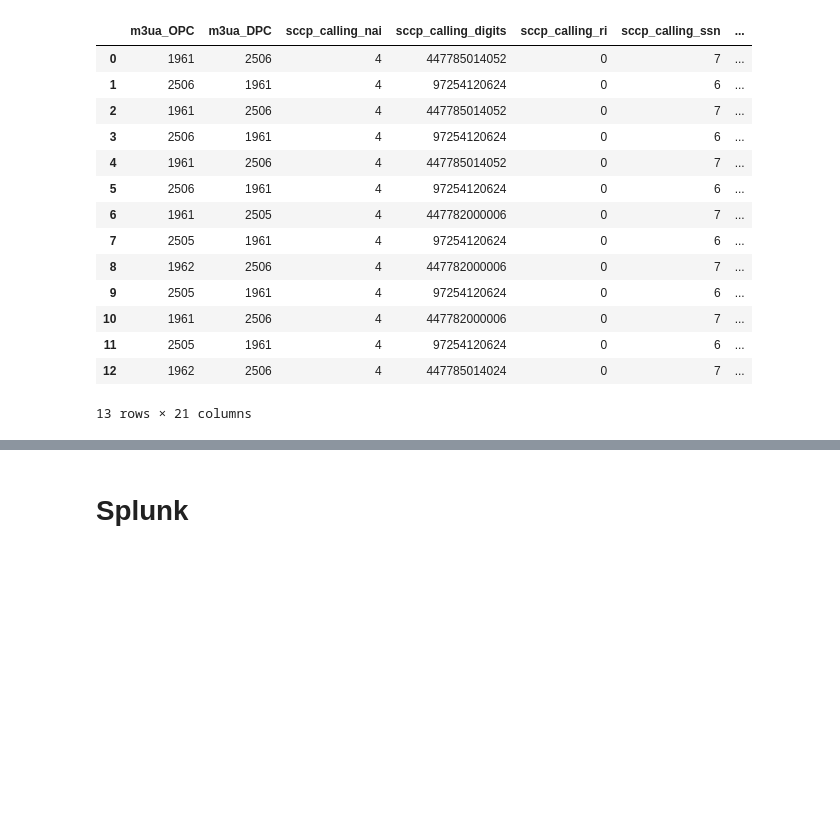
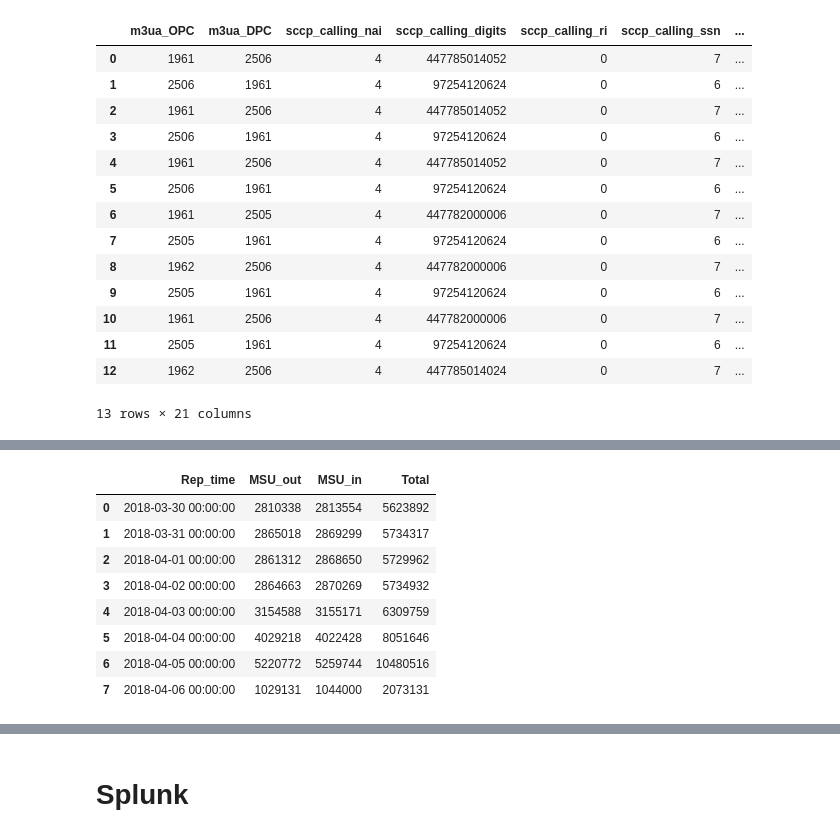
Before and after one commit to balobinp/RB_BD, a Jupyter notebook: RB_DB_CONN_Python2.ipynb, the cells around one changed output, grey strips where cells are left out. Saved outputs shown, nothing was run; the diff lists cells and outputs as text; code cells hidden in the pictures; blank space fills up the shorter version.

```diff
--- a/RB_DB_CONN_Python2.ipynb
+++ b/RB_DB_CONN_Python2.ipynb
@@ -282,0 +285,95 @@ df_xdr_res[xdr_fields]
+# %%
+#!/usr/bin/env python
+
+from pygraylog.graylogapi import GraylogAPI
+import sys
+import json
+import pandas as pd
+from pandas import DataFrame
+import numpy as np
+import datetime as dt
+import matplotlib.pyplot as plt
+
+log_level = 0
+rep_interval = 24 #hours
+days_back = 7 #days
+period = 8 #number of intervals
+
+
+graylog_con={
+        "user":"merger",
+        "password":"pc@pM8rger",
+        "url":"http://graylog-ui.roamability.com:9000/api",
+        "offset":1,
+        "limit":1
+    }
+
+api = GraylogAPI(
+    graylog_con["url"],
+    graylog_con["user"],
+    graylog_con["password"])
+
+def outLog(message, level=1):
+    if(level <= log_level):
+        print (message)
+        sys.stdout.flush()
+
+def LoadGraylogResult(exportsearch_results):
+        jsonResult = json.loads(exportsearch_results)
+        outputResult = list()
+        i=0
+        if "total_results" in jsonResult:
+            outLog("Graylog search found {} messages".format(jsonResult["total_results"]),0)
+
+        # Get the results and store them
+            for result in jsonResult["messages"]:
+                if "message" in  result and isinstance(result["message"], dict):
+                    outputResult.append(result["message"])
+                    i+=1
+                    if i%100==0: outLog("loaded {} records from Graylog".format(i),0)
+            outLog("Graylog search load {} messages".format(len(outputResult)),0)
+        else:
+            outLog("Graylog search error: {}".format(exportsearch_results),0)
+
+        return outputResult
+
+#Count messages
+
+start_time = (dt.datetime.now()-dt.timedelta(days=days_back))
+start_time=start_time.strftime("%m/%d/%Y 00:00:00")
+date_range=pd.date_range(start=start_time,periods=period,freq=str(rep_interval) + 'H')
+
+query_out_ss7='protocol:ss7 AND (m3ua_DPC:1961 OR m3ua_DPC:1962)'
+query_in_ss7='protocol:ss7 AND (m3ua_OPC:1961 OR m3ua_OPC:1962)'
+
+res_ss7=np.array([[0,1,2]])
+
+for d in date_range:
+    dateFrom = dt.datetime.strptime(d.strftime("%Y-%m-%dT%H:%M"), '%Y-%m-%dT%H:%M')
+    dateTo = dt.datetime.strptime((d+dt.timedelta(hours=rep_interval)).strftime("%Y-%m-%dT%H:%M"), '%Y-%m-%dT%H:%M')
+
+
+    gres=api.search.universal.absolute.get(query=query_out_ss7, from_=dateFrom, to=dateTo, offset=graylog_con["offset"], limit=graylog_con["limit"])
+    jsonResult = json.loads(gres)
+    msu_out=jsonResult["total_results"]
+
+    gres=api.search.universal.absolute.get(query=query_in_ss7, from_=dateFrom, to=dateTo, offset=graylog_con["offset"], limit=graylog_con["limit"])
+    jsonResult = json.loads(gres)
+    msu_in=jsonResult["total_results"]
+
+    temp=np.array([[dateTo,msu_out,msu_in]])
+    res_ss7=np.concatenate([res_ss7,temp],axis=0)
+
+df_ss7=DataFrame(res_ss7[1:],columns=['Rep_time','MSU_out','MSU_in'])
+df_ss7['Total']=df_ss7['MSU_out']+ df_ss7['MSU_in']
+df_ss7
+# %% [output]
+|  | Rep_time | MSU_out | MSU_in | Total |
+| 0 | 2018-03-30 00:00:00 | 2810338 | 2813554 | 5623892 |
+| 1 | 2018-03-31 00:00:00 | 2865018 | 2869299 | 5734317 |
+| 2 | 2018-04-01 00:00:00 | 2861312 | 2868650 | 5729962 |
+| 3 | 2018-04-02 00:00:00 | 2864663 | 2870269 | 5734932 |
+| 4 | 2018-04-03 00:00:00 | 3154588 | 3155171 | 6309759 |
+| 5 | 2018-04-04 00:00:00 | 4029218 | 4022428 | 8051646 |
+| 6 | 2018-04-05 00:00:00 | 5220772 | 5259744 | 10480516 |
+| 7 | 2018-04-06 00:00:00 | 1029131 | 1044000 | 2073131 |
```
Also changed, not shown: parts of 2 cells of this notebook.
